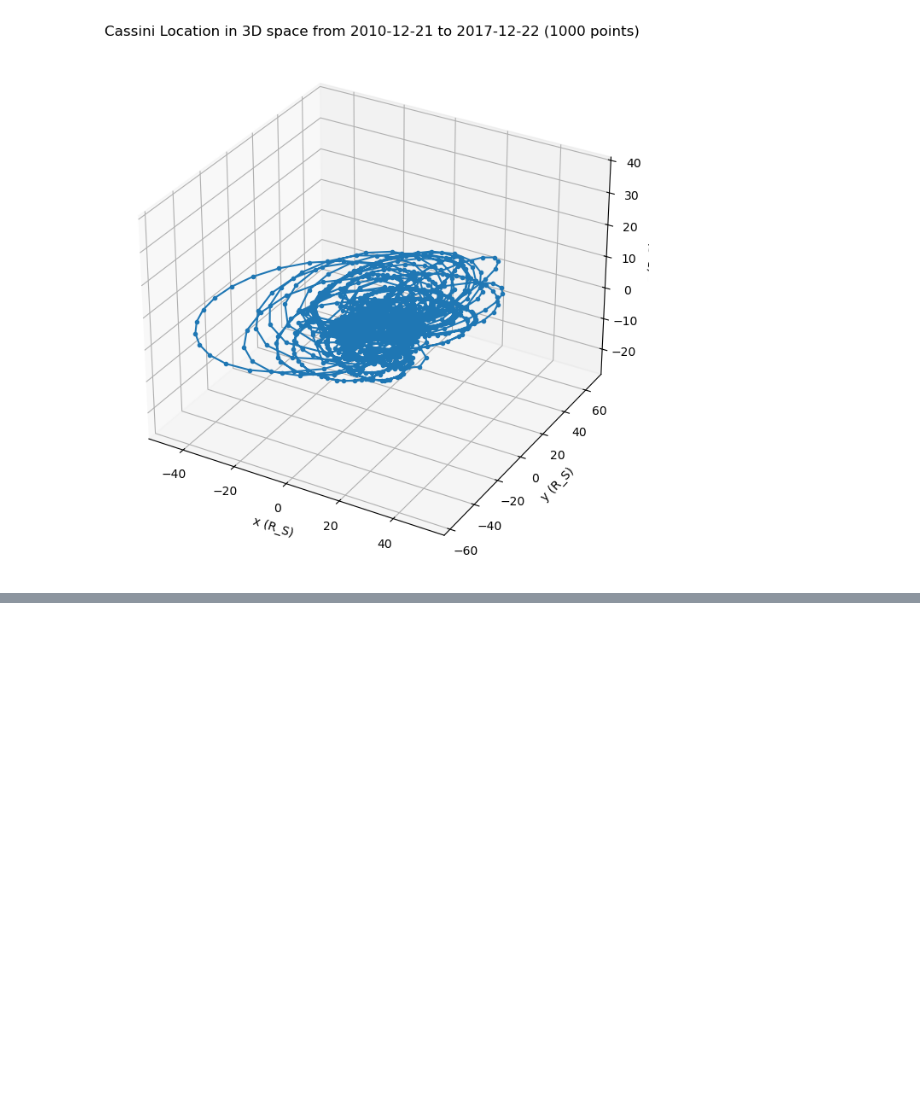
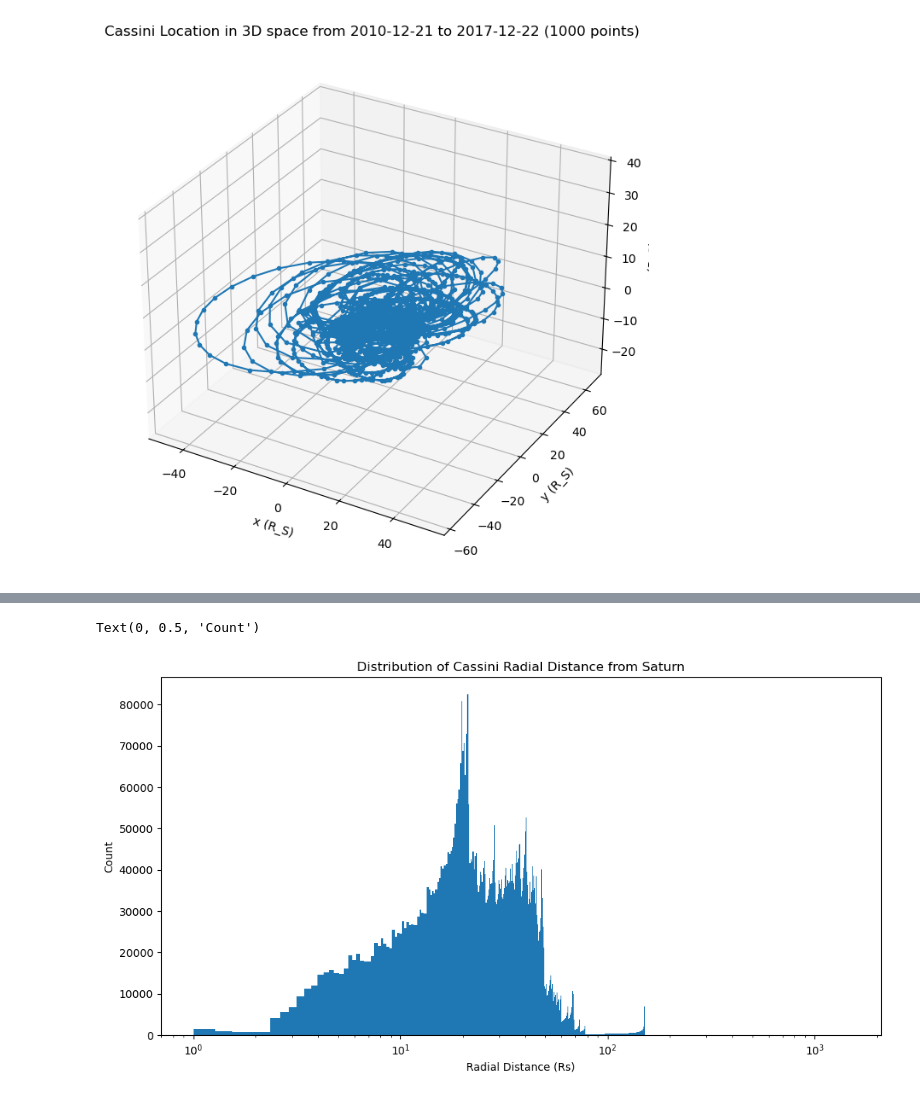
Before and after one commit to MaoChengzhi/saturn2025, a Jupyter notebook: use_spice.ipynb, the cells around one changed output, grey strips where cells are left out. Drawn from its saved outputs; the diff is of its cells as text; code cells hidden in the pictures; blank space fills up the shorter version.

```diff
--- a/use_spice.ipynb
+++ b/use_spice.ipynb
@@ -709,0 +887,3 @@ fig.show()
+# %%
+with open(Path("/Users/chengzhimao/Documents/Code/saturn2025/cassini_ksm_2004_2017_60s.pkl"), "rb") as f:
+    cassini_location = pickle.load(f)
@@ -709,0 +1004,12 @@ fig.show()
+# %%
+
+# plot the radial distance of cassini distribution
+fig,ax=plt.subplots(figsize=(12,6))
+ax.hist(cassini_location['r_Rs'], bins='auto')
+ax.set_xscale('log')
+ax.set_xlabel('Radial Distance (Rs)')
+ax.set_title('Distribution of Cassini Radial Distance from Saturn')
+ax.set_ylabel('Count')
+# %% [output]
+Text(0, 0.5, 'Count')
+[figure, added]
```
Also changed, not shown: parts of 14 cells of this notebook, 4 other files.
